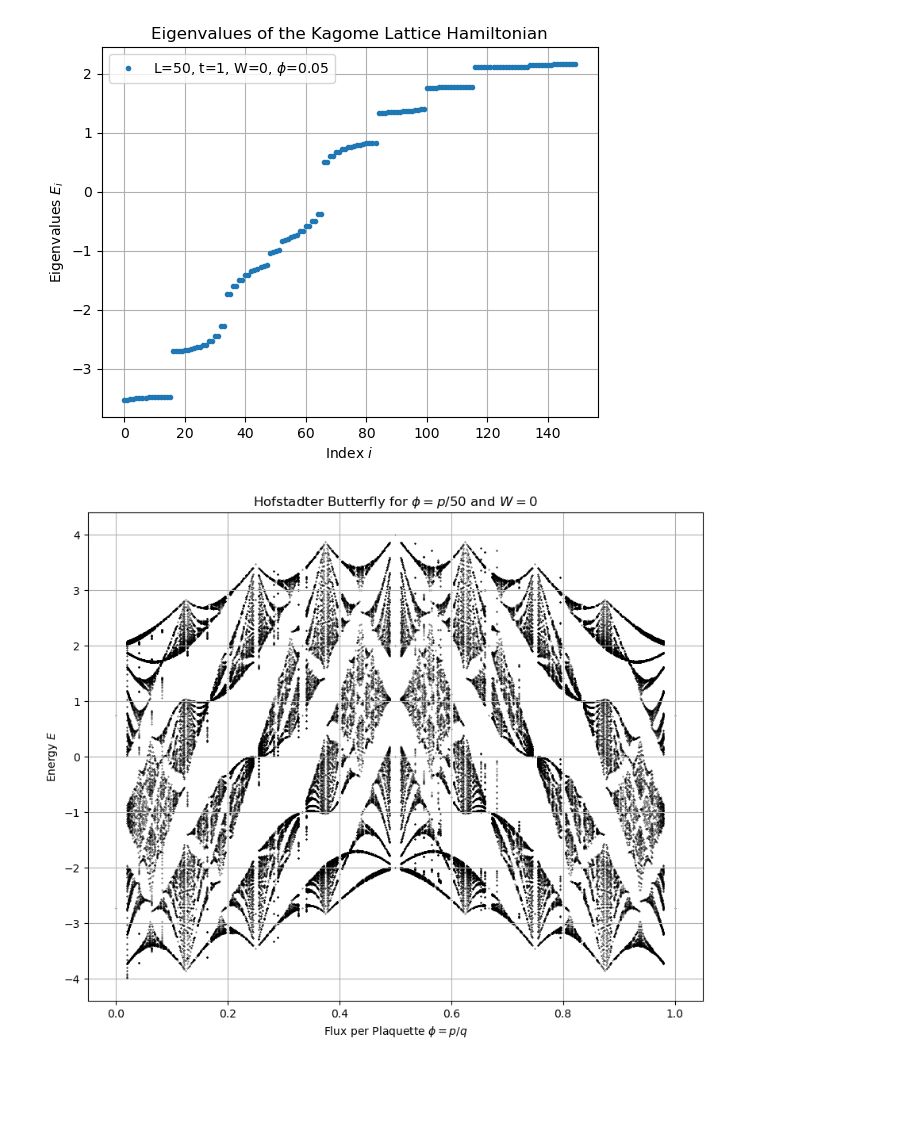
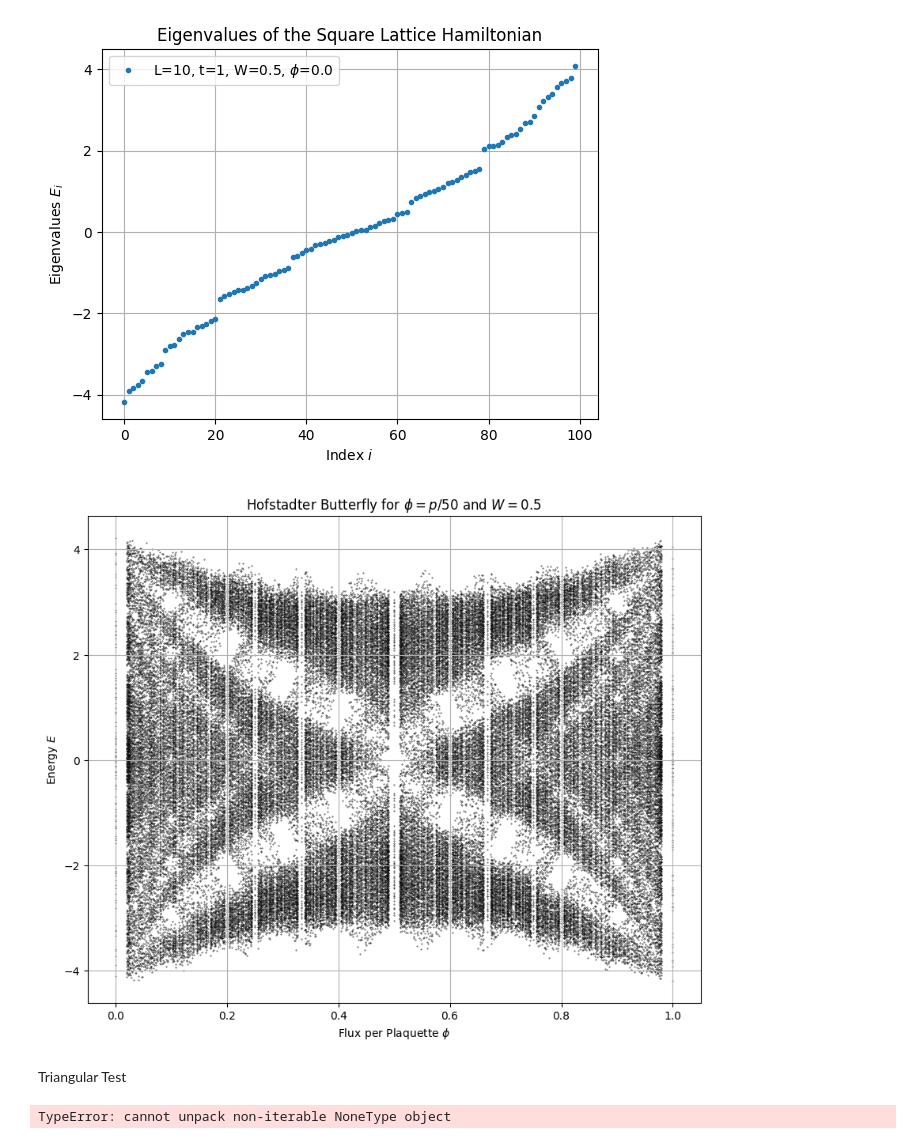
Before and after one commit to r-siddiqi/Hofstadter, a Jupyter notebook: test.ipynb, the cells around one changed output. Drawn from its saved outputs; the diff is of its cells as text; code cells hidden in the pictures; blank space fills up the shorter version.

```diff
--- a/test.ipynb
+++ b/test.ipynb
@@ -34,31 +71,35 @@ Honeycomb.plot_hofstadter_butterfly(save = True)
 # %%
-#Initialize the Square
-Square = Square_Hamiltonian(10, 1, 0.5, 0.0, 50, save = True)
+# Initialize the Square
+Square = Square_Hamiltonian(length=10, t=1, W=0.5, phi=0.0, q=50, save = True)
 
-#Generate outputs of the square pass through to plot
+# Generate outputs of the square pass through to plot
 square_outputs = Square.prepare_outputs()
 
-#Initializing Honeycomb plotting
+# Initializing Honeycomb plotting
 square_plot = Plotting_Functions(square_outputs, save = True)
 
-#Plot the Eigenvalue spectrum of the Square
+# Plot the Eigenvalue spectrum of the Square
 square_plot.plot_evals(save = True)
 
 Square.plot_hofstadter_butterfly(save = True)
+# %% [output]
+[figure, added]
+[figure, added]
+# %% [markdown]
+Triangular Test
 # %%
-#Initialize the Square
-Kagome = Kagome_Hamiltonian(t=1, W= 0, phi = 0.05, q = 50, save = True)
+# Initialize the Square
+Tri = Triangular_Hamiltonian(length=10, t=1, W=0.0, phi=0.0, q=50, save = True)
 
-#Generate outputs of the square pass through to plot
-kagome_outputs = Kagome.prepare_outputs()
+# Generate outputs of the square pass through to plot
+tri_outputs = Tri.prepare_outputs()
 
-#Initializing Honeycomb plotting
-kagome_plot = Plotting_Functions(kagome_outputs, save = True)
+# Initializing Honeycomb plotting
+tri_plot = Plotting_Functions(tri_outputs, save = True)
 
-#Plot the Eigenvalue spectrum of the Square
-kagome_plot.plot_evals(save = True)
+# Plot the Eigenvalue spectrum of the Square
+tri_plot.plot_evals(save = True)
 
-Kagome.plot_hofstadter_butterfly(save = True)
+Tri.plot_hofstadter_butterfly(save = True)
 # %% [output]
-[figure, removed]
-[figure, removed]
+TypeError: cannot unpack non-iterable NoneType object
```
Also changed, not shown: parts of 8 cells of this notebook.
